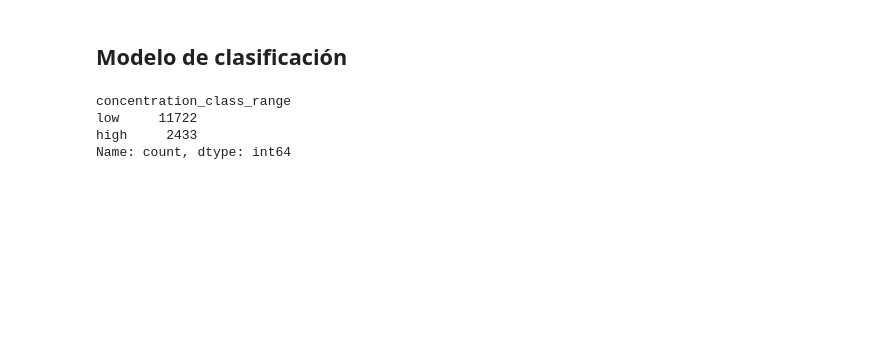
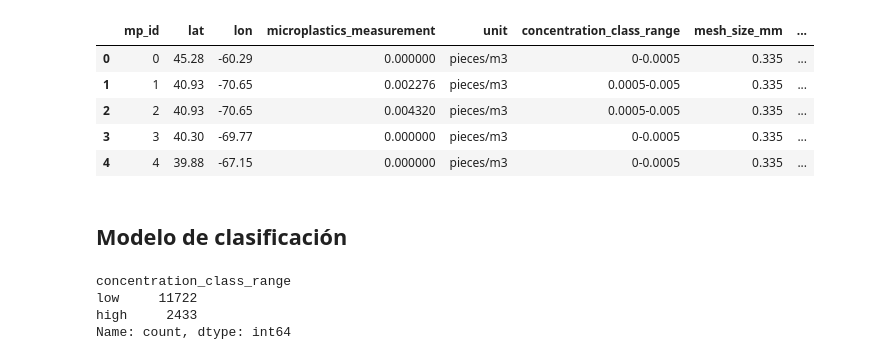
Before and after one commit to 4GeeksAcademy/loreykil_proyecto_final, a Jupyter notebook: src/model_NOAA_ecology.ipynb, the cells around one changed output. Cells and saved outputs as stored; diff of their text form; code cells hidden in the pictures; blank space fills up the shorter version.

```diff
--- a/src/model_NOAA_ecology.ipynb
+++ b/src/model_NOAA_ecology.ipynb
@@ -7,7 +8,15 @@ from sklearn.metrics import classification_report, confusion_matrix
 # %%
 # Cargar dataset
 
 df = pd.read_parquet("../data/grid_ocean/NOAA_encology.parquet")
+df.head()
+# %% [output]
+|  | mp_id | lat | lon | microplastics_measurement | unit | concentration_class_range | mesh_size_mm | ... |
+| 0 | 0 | 45.28 | -60.29 | 0.000000 | pieces/m3 | 0-0.0005 | 0.335 | ... |
+| 1 | 1 | 40.93 | -70.65 | 0.002276 | pieces/m3 | 0.0005-0.005 | 0.335 | ... |
+| 2 | 2 | 40.93 | -70.65 | 0.004320 | pieces/m3 | 0.0005-0.005 | 0.335 | ... |
+| 3 | 3 | 40.30 | -69.77 | 0.000000 | pieces/m3 | 0-0.0005 | 0.335 | ... |
+| 4 | 4 | 39.88 | -67.15 | 0.000000 | pieces/m3 | 0-0.0005 | 0.335 | ... |
 # %% [markdown]
 ## Modelo de clasificación
 # %%
```
Also changed, not shown: parts of 45 cells of this notebook.
